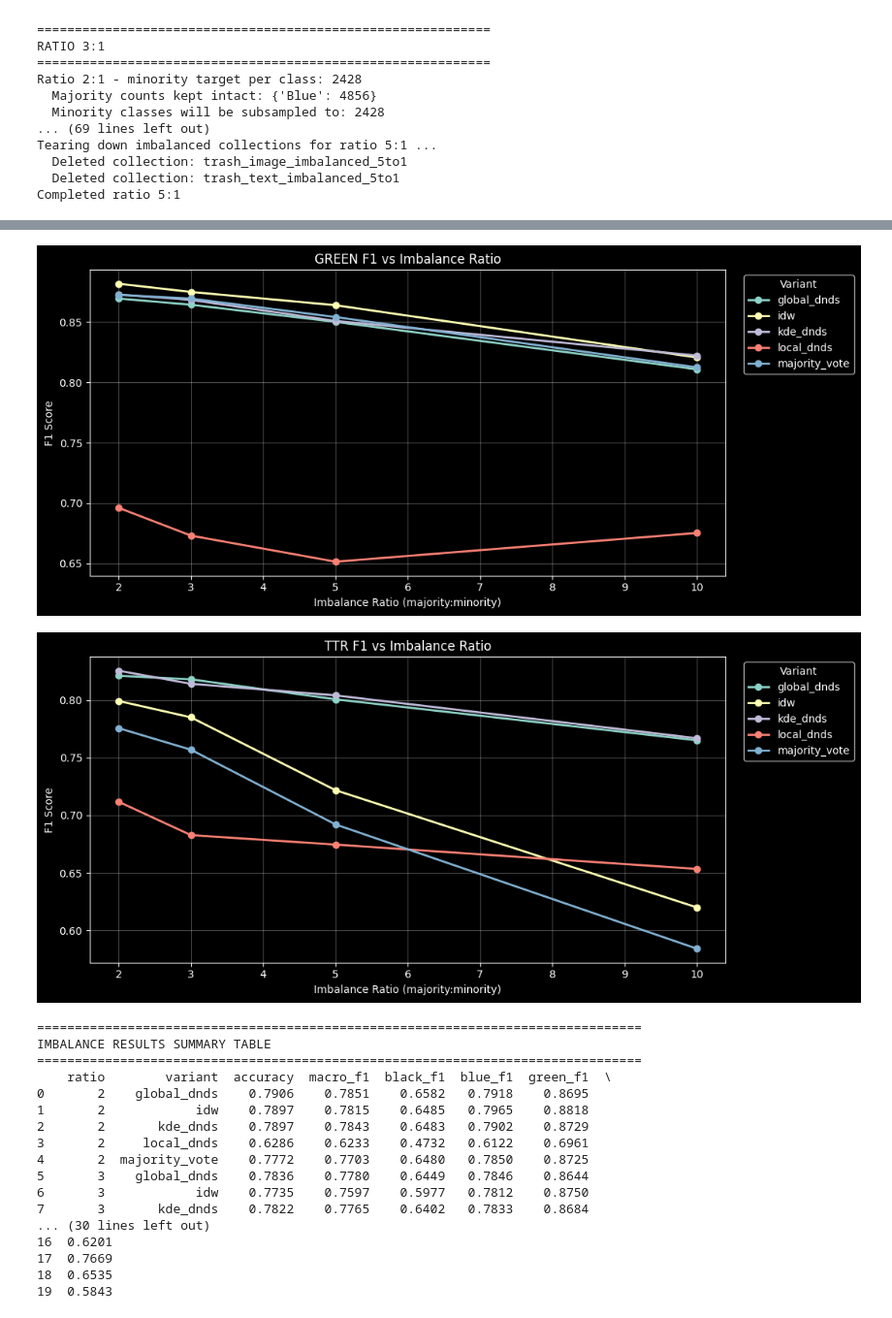
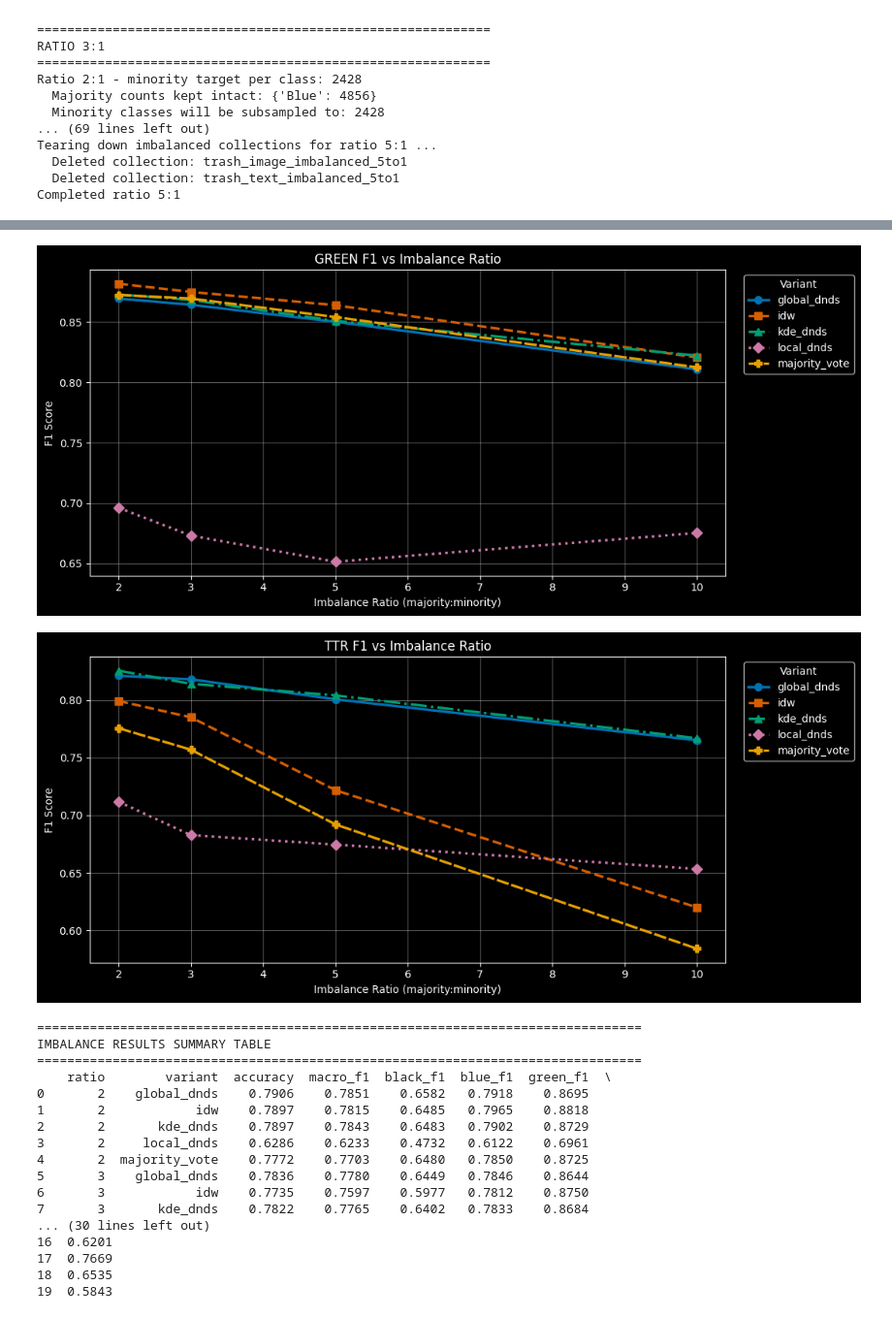
Before and after one commit to NotAlpha45/trash-classification-project, a Jupyter notebook: notebooks/phase2/03_imbalance_experiment.ipynb, the cells around one changed output, grey strips where cells are left out. Shown at 97% size. Drawn from its saved outputs; the diff is of its cells as text; code cells hidden in the pictures.

```diff
--- a/notebooks/phase2/03_imbalance_experiment.ipynb
+++ b/notebooks/phase2/03_imbalance_experiment.ipynb
@@ -362,6 +362,45 @@ for ratio in all_results.get("ratios", []):
 
 summary_df = pd.DataFrame(rows).sort_values(["ratio", "variant"]).reset_index(drop=True)
 
+# High-contrast palette + markers to improve distinguishability across variants
+variant_names = sorted(summary_df["variant"].unique())
+variant_palette = [
+    "#0072B2",
+    "#D55E00",
+    "#009E73",
+    "#CC79A7",
+    "#E69F00",
+    "#56B4E9",
+    "#000000",
+    "#F0E442",
+]
+if not variant_palette:
+    variant_palette = ["#1f77b4"]
+
+variant_markers = ["o", "s", "^", "D", "P", "X", "v", "*"]
+variant_styles = [
+    "-",
+    "--",
+    "-.",
+    ":",
+    (0, (5, 1)),
+    (0, (3, 1, 1, 1)),
+    (0, (1, 1)),
+    (0, (3, 5, 1, 5)),
+]
+variant_colors = {
+    name: variant_palette[i % len(variant_palette)]
+    for i, name in enumerate(variant_names)
+}
+variant_marker_map = {
+    name: variant_markers[i % len(variant_markers)]
+    for i, name in enumerate(variant_names)
+}
+variant_style_map = {
+    name: variant_styles[i % len(variant_styles)]
+    for i, name in enumerate(variant_names)
+}
+
 # Plot 1: Accuracy by ratio and variant
 accuracy_pivot = summary_df.pivot(index="ratio", columns="variant", values="accuracy")
 plt.figure(figsize=(11, 6))
@@ -369,14 +408,17 @@ for variant_name in accuracy_pivot.columns:
     plt.plot(
         accuracy_pivot.index,
         accuracy_pivot[variant_name],
-        marker="o",
-        linewidth=2,
+        marker=variant_marker_map[variant_name],
+        linestyle=variant_style_map[variant_name],
+        color=variant_colors[variant_name],
+        linewidth=2.4,
+        markersize=7,
         label=variant_name,
     )
 plt.xlabel("Imbalance Ratio (majority:minority)")
 plt.ylabel("Accuracy")
 plt.title("Accuracy vs Imbalance Ratio")
-plt.grid(alpha=0.3)
+plt.grid(alpha=0.35)
 plt.legend(title="Variant", bbox_to_anchor=(1.02, 1), loc="upper left")
 plt.tight_layout()
 plt.show()
@@ -388,14 +430,17 @@ for variant_name in macro_pivot.columns:
     plt.plot(
         macro_pivot.index,
         macro_pivot[variant_name],
-        marker="o",
-        linewidth=2,
+        marker=variant_marker_map[variant_name],
+        linestyle=variant_style_map[variant_name],
+        color=variant_colors[variant_name],
+        linewidth=2.4,
+        markersize=7,
         label=variant_name,
     )
 plt.xlabel("Imbalance Ratio (majority:minority)")
 plt.ylabel("Macro F1")
 plt.title("Macro F1 vs Imbalance Ratio")
-plt.grid(alpha=0.3)
+plt.grid(alpha=0.35)
 plt.legend(title="Variant", bbox_to_anchor=(1.02, 1), loc="upper left")
 plt.tight_layout()
 plt.show()
@@ -419,14 +464,17 @@ for cls in ["BLACK", "BLUE", "GREEN", "TTR"]:
         plt.plot(
             cls_pivot.index,
             cls_pivot[variant_name],
-            marker="o",
-            linewidth=2,
+            marker=variant_marker_map[variant_name],
+            linestyle=variant_style_map[variant_name],
+            color=variant_colors[variant_name],
+            linewidth=2.4,
+            markersize=7,
             label=variant_name,
         )
     plt.xlabel("Imbalance Ratio (majority:minority)")
     plt.ylabel("F1 Score")
     plt.title(f"{cls} F1 vs Imbalance Ratio")
-    plt.grid(alpha=0.3)
+    plt.grid(alpha=0.35)
     plt.legend(title="Variant", bbox_to_anchor=(1.02, 1), loc="upper left")
     plt.tight_layout()
     plt.show()
@@ -447,5 +495,5 @@ Saved figure: D:\University of Calgary\Winter 2026\ENSF617-Introduction-To-Machi
-[figure, old version]
+[figure, new version]
-[figure, old version]
+[figure, new version]
 ================================================================================
 IMBALANCE RESULTS SUMMARY TABLE
 ================================================================================
```
Also changed, not shown: parts of 1 cell of this notebook.
